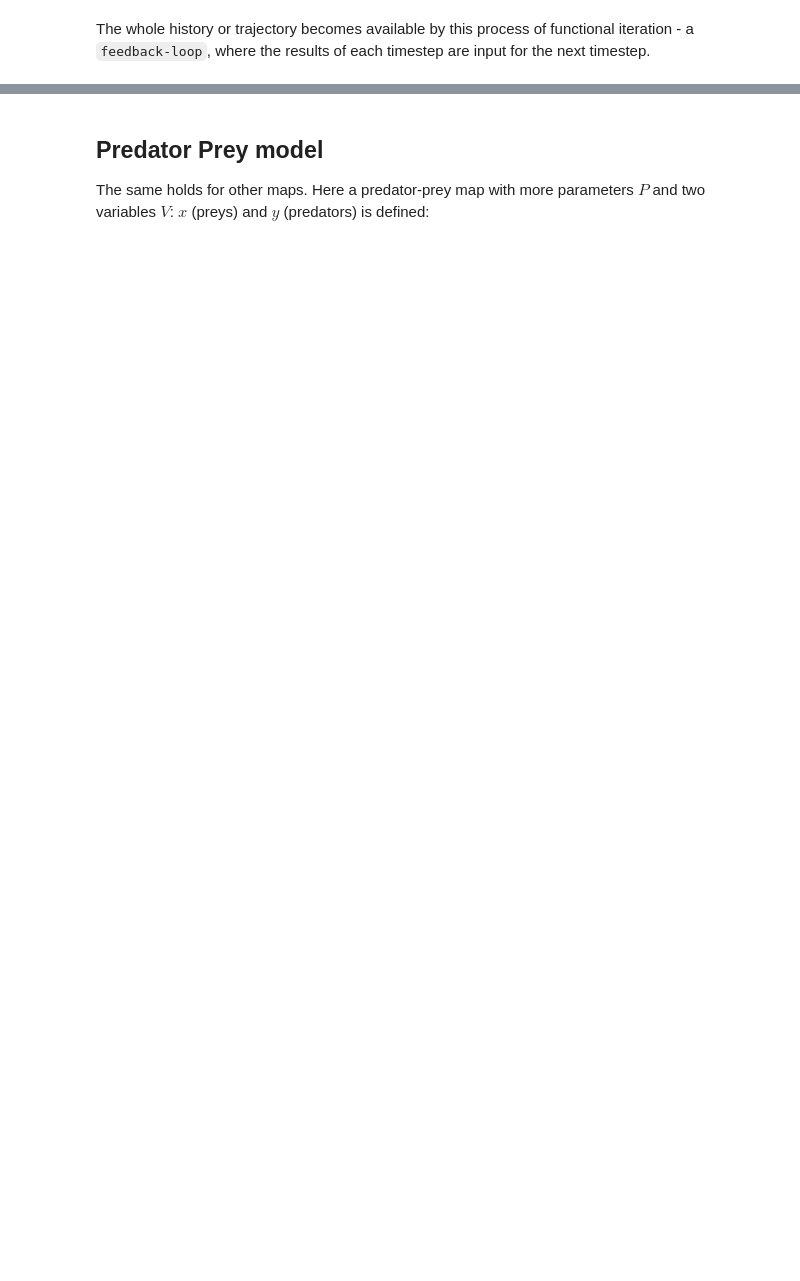
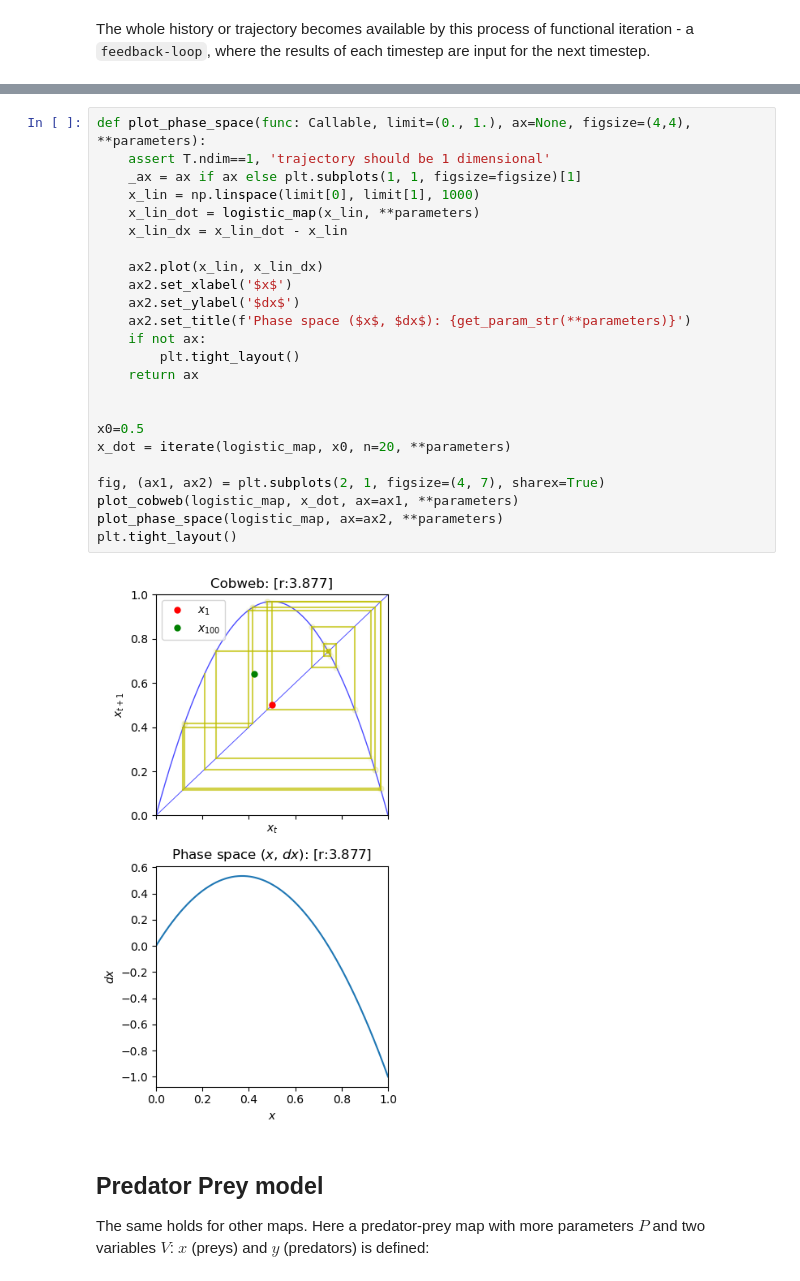
Before and after one commit to bartmarseille/iterative-maps, a Jupyter notebook: 0. Map-iterate-plot framework.ipynb, the cells around one changed output, grey strips where cells are left out. Cells and saved outputs as stored; diff of their text form; blank space fills up the shorter version.

```diff
--- a/0. Map-iterate-plot framework.ipynb
+++ b/0. Map-iterate-plot framework.ipynb
@@ -86,3 +130,29 @@ plt.tight_layout()
+# %%
+def plot_phase_space(func: Callable, limit=(0., 1.), ax=None, figsize=(4,4), **parameters):
+    assert T.ndim==1, 'trajectory should be 1 dimensional'
+    _ax = ax if ax else plt.subplots(1, 1, figsize=figsize)[1]
+    x_lin = np.linspace(limit[0], limit[1], 1000)
+    x_lin_dot = logistic_map(x_lin, **parameters)
+    x_lin_dx = x_lin_dot - x_lin
+
+    ax2.plot(x_lin, x_lin_dx)
+    ax2.set_xlabel('$x$')
+    ax2.set_ylabel('$dx$')
+    ax2.set_title(f'Phase space ($x$, $dx$): {get_param_str(**parameters)}')
+    if not ax:
+        plt.tight_layout()
+    return ax
+
+
+x0=0.5
+x_dot = iterate(logistic_map, x0, n=20, **parameters)
+
+fig, (ax1, ax2) = plt.subplots(2, 1, figsize=(4, 7), sharex=True)
+plot_cobweb(logistic_map, x_dot, ax=ax1, **parameters)
+plot_phase_space(logistic_map, ax=ax2, **parameters)
+plt.tight_layout()
+# %% [output]
+[figure, added]
 # %% [markdown]
 ## Predator Prey model
 
```
Also changed, not shown: parts of 11 cells of this notebook.
